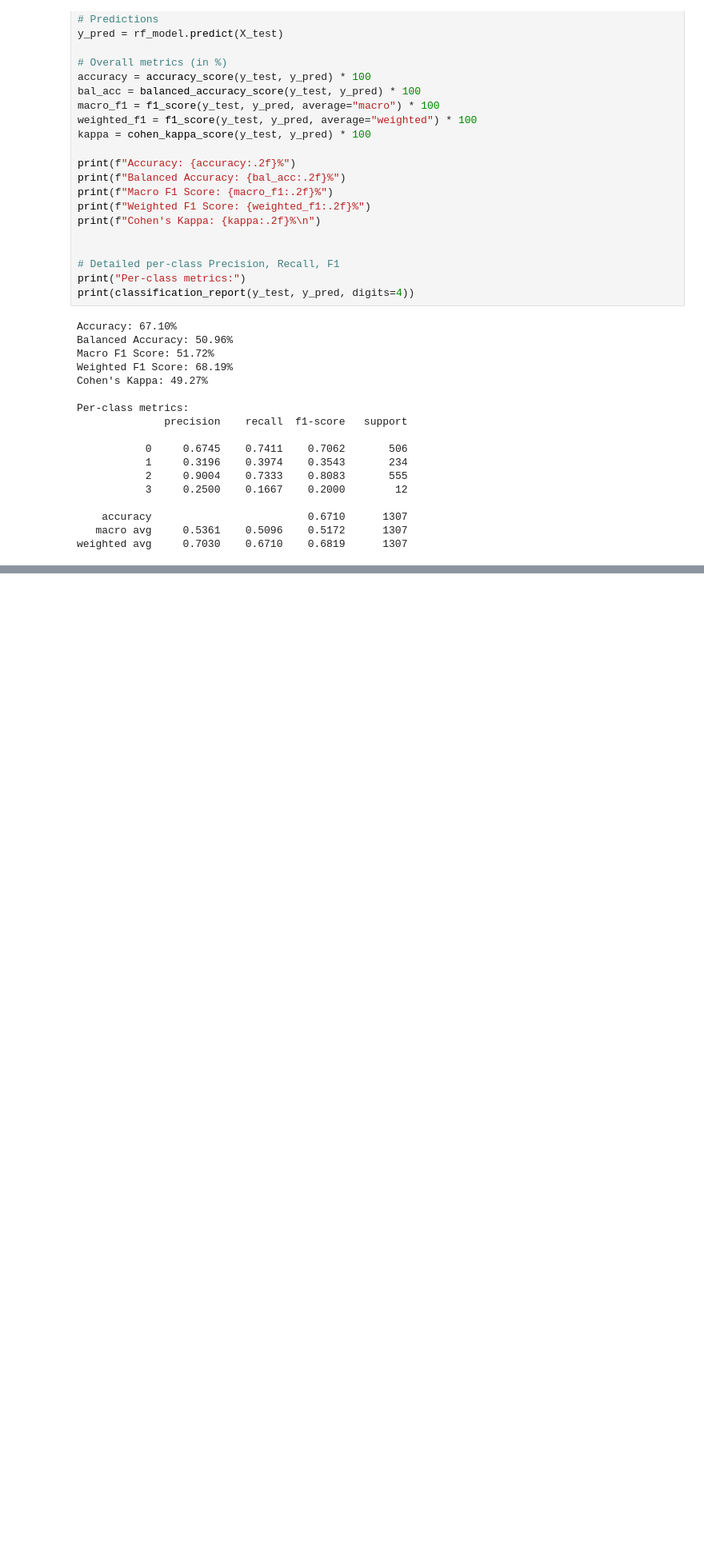
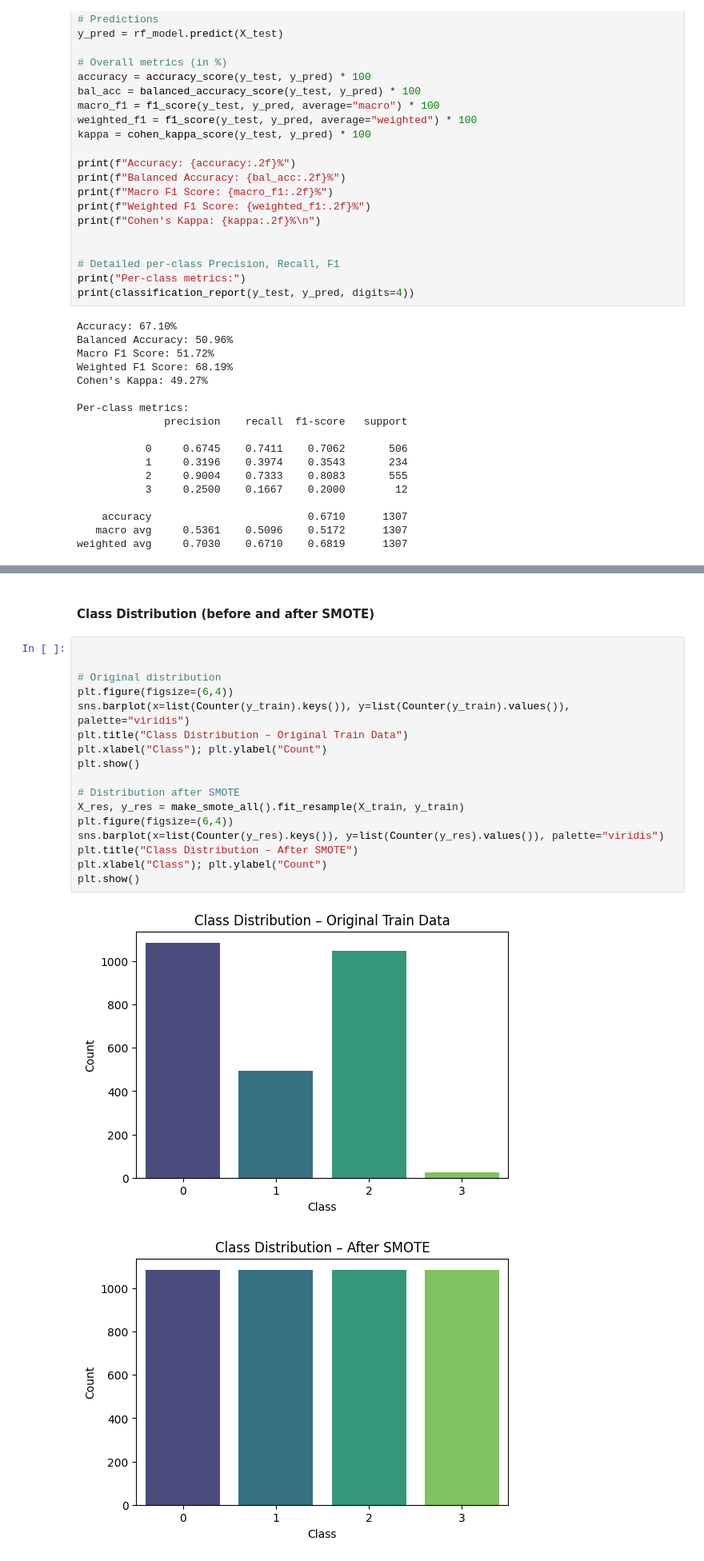
Before and after one commit to Sravankumar3/Masters_project, a Jupyter notebook: problematic_internet_use_prediction.ipynb, the cells around one changed output, grey strips where cells are left out. Shown at 80% size. Cells and saved outputs as stored; diff of their text form; blank space fills up the shorter version.

```diff
--- a/problematic_internet_use_prediction.ipynb
+++ b/problematic_internet_use_prediction.ipynb
@@ -1281,0 +1309,22 @@ weighted avg     0.7030    0.6710    0.6819      1307
+# %% [markdown]
+#### Class Distribution (before and after SMOTE)
+# %%
+
+
+# Original distribution
+plt.figure(figsize=(6,4))
+sns.barplot(x=list(Counter(y_train).keys()), y=list(Counter(y_train).values()), palette="viridis")
+plt.title("Class Distribution – Original Train Data")
+plt.xlabel("Class"); plt.ylabel("Count")
+plt.show()
+
+# Distribution after SMOTE
+X_res, y_res = make_smote_all().fit_resample(X_train, y_train)
+plt.figure(figsize=(6,4))
+sns.barplot(x=list(Counter(y_res).keys()), y=list(Counter(y_res).values()), palette="viridis")
+plt.title("Class Distribution – After SMOTE")
+plt.xlabel("Class"); plt.ylabel("Count")
+plt.show()
+# %% [output]
+[figure, added]
+[figure, added]
```
Also changed, not shown: parts of 51 cells of this notebook, 4 other files.
